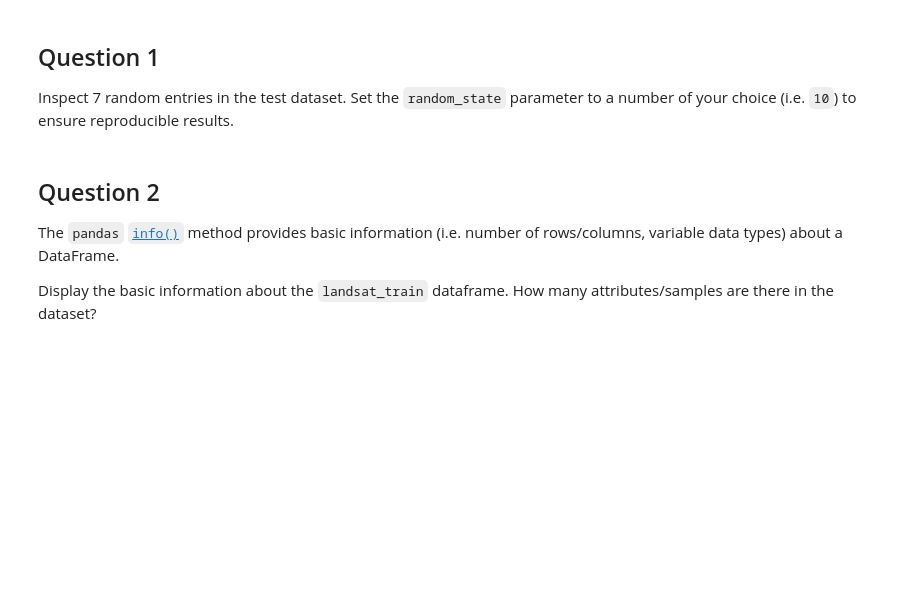
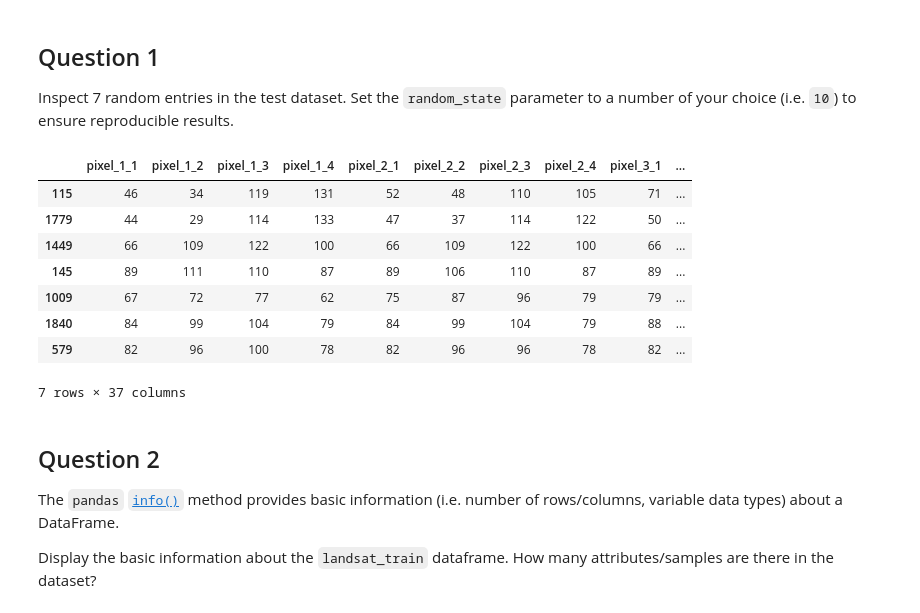
Before and after one commit to shaokangwuedinburgh/machine-learning, a Jupyter notebook: dme-labs-21-master/01_Lab_1_Visualisation.ipynb, the cells around one changed output. Cells and saved outputs as stored; diff of their text form; code cells hidden in the pictures; blank space fills up the shorter version.

```diff
--- a/dme-labs-21-master/01_Lab_1_Visualisation.ipynb
+++ b/dme-labs-21-master/01_Lab_1_Visualisation.ipynb
@@ -128,8 +128,11 @@ Let's start by loading the  training and test datasets  into Pandas DataFrames.
 # assumes that the training and test data has been stored under ./datasets/landsat/
 train_path = os.path.join(os.getcwd(), 'datasets', 'landsat', 'landsat_train.csv')
 test_path = os.path.join(os.getcwd(), 'datasets', 'landsat', 'landsat_test.csv')
-landsat_train = pd.read_csv(train_path, delimiter = ',')
-landsat_test = pd.read_csv(test_path, delimiter = ',')
+# landsat_train = pd.read_csv(train_path, delimiter = ',')
+# landsat_test = pd.read_csv(test_path, delimiter = ',')
+
+landsat_train = pd.read_csv(train_path)
+landsat_test = pd.read_csv(test_path)
 # %% [markdown]
 The loaded data sets are stored as DataFrames:
 # %%
@@ -171,6 +174,17 @@ Alternatively, we can use the `pandas` [`sample()`](http://pandas.pydata.org/pan
 Inspect 7 random entries in the test dataset. Set the `random_state` parameter to a number of your choice (i.e. `10`) to ensure reproducible results.
 # %%
 # Your code goes here
+landsat_test.sample(7, random_state=10)
+# %% [output]
+|  | pixel_1_1 | pixel_1_2 | pixel_1_3 | pixel_1_4 | pixel_2_1 | pixel_2_2 | pixel_2_3 | pixel_2_4 | pixel_3_1 | ... |
+| 115 | 46 | 34 | 119 | 131 | 52 | 48 | 110 | 105 | 71 | ... |
+| 1779 | 44 | 29 | 114 | 133 | 47 | 37 | 114 | 122 | 50 | ... |
+| 1449 | 66 | 109 | 122 | 100 | 66 | 109 | 122 | 100 | 66 | ... |
+| 145 | 89 | 111 | 110 | 87 | 89 | 106 | 110 | 87 | 89 | ... |
+| 1009 | 67 | 72 | 77 | 62 | 75 | 87 | 96 | 79 | 79 | ... |
+| 1840 | 84 | 99 | 104 | 79 | 84 | 99 | 104 | 79 | 88 | ... |
+| 579 | 82 | 96 | 100 | 78 | 82 | 96 | 96 | 78 | 82 | ... |
+7 rows × 37 columns
 # %% [markdown]
 ## Question 2
 
```
Also changed, not shown: parts of 2 cells of this notebook.
